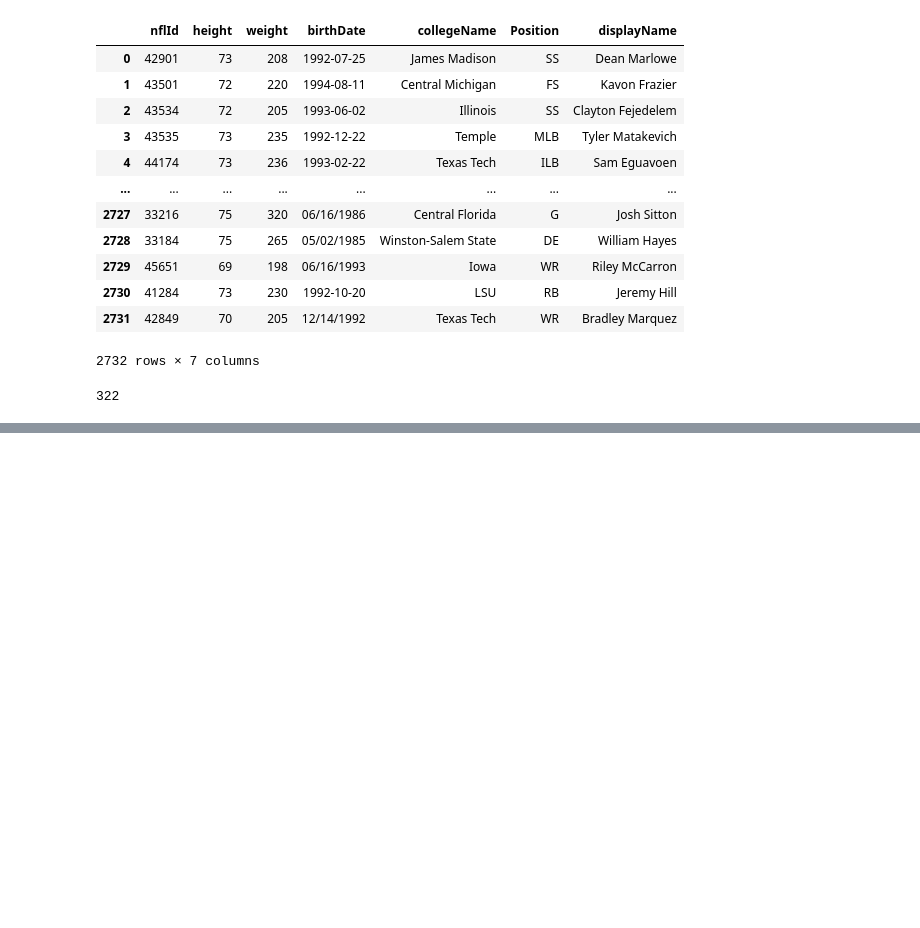
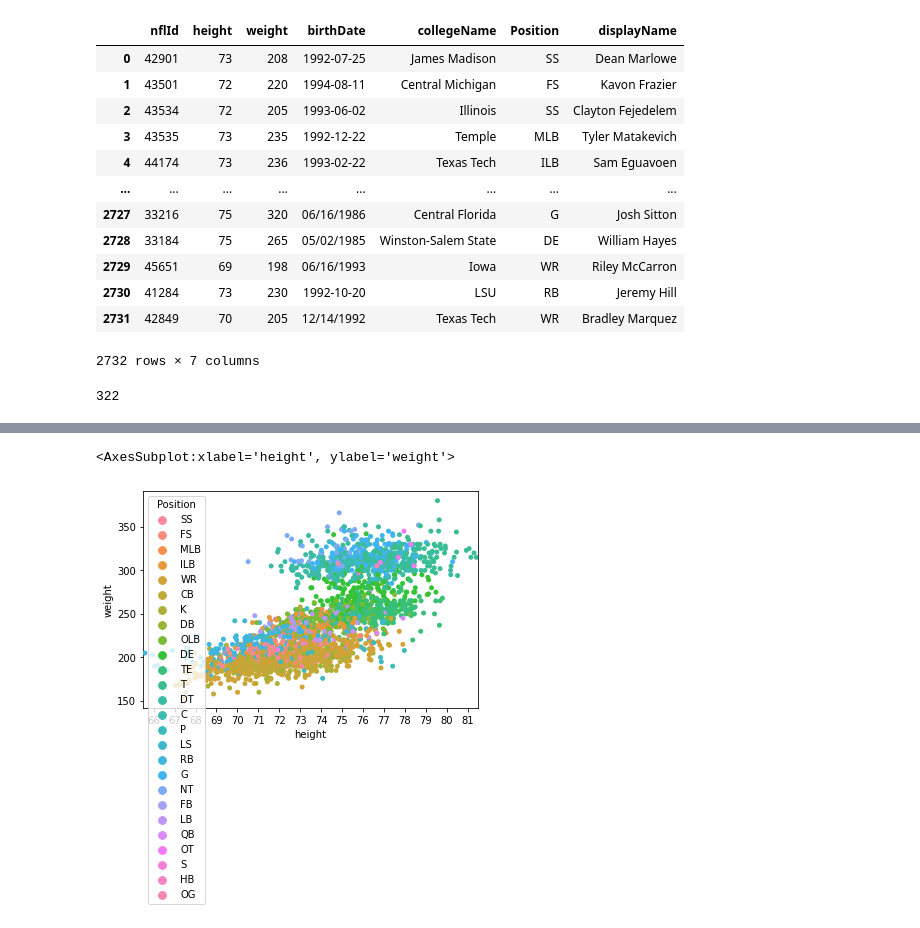
Before and after one commit to mengyujackson121/NFL, a Jupyter notebook: NFL.ipynb, the cells around one changed output, grey strips where cells are left out. Saved outputs shown, nothing was run; the diff lists cells and outputs as text; code cells hidden in the pictures; blank space fills up the shorter version.

Commit message:
stripplot

```diff
--- a/NFL.ipynb
+++ b/NFL.ipynb
@@ -85,0 +70,5 @@ plays.head()
+# %%
+sns.stripplot(data=players, x="height", y="weight", hue="Position",jitter=0.5)
+# %% [output]
+<AxesSubplot:xlabel='height', ylabel='weight'>
+[figure, added]
```
Also changed, not shown: parts of 7 cells of this notebook.
